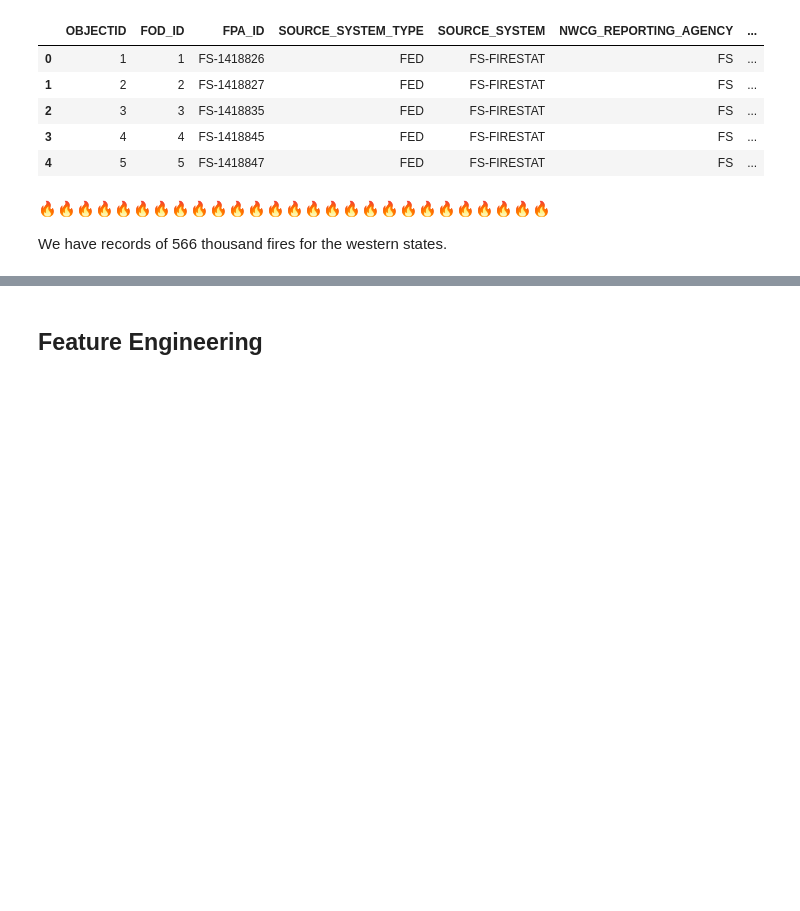
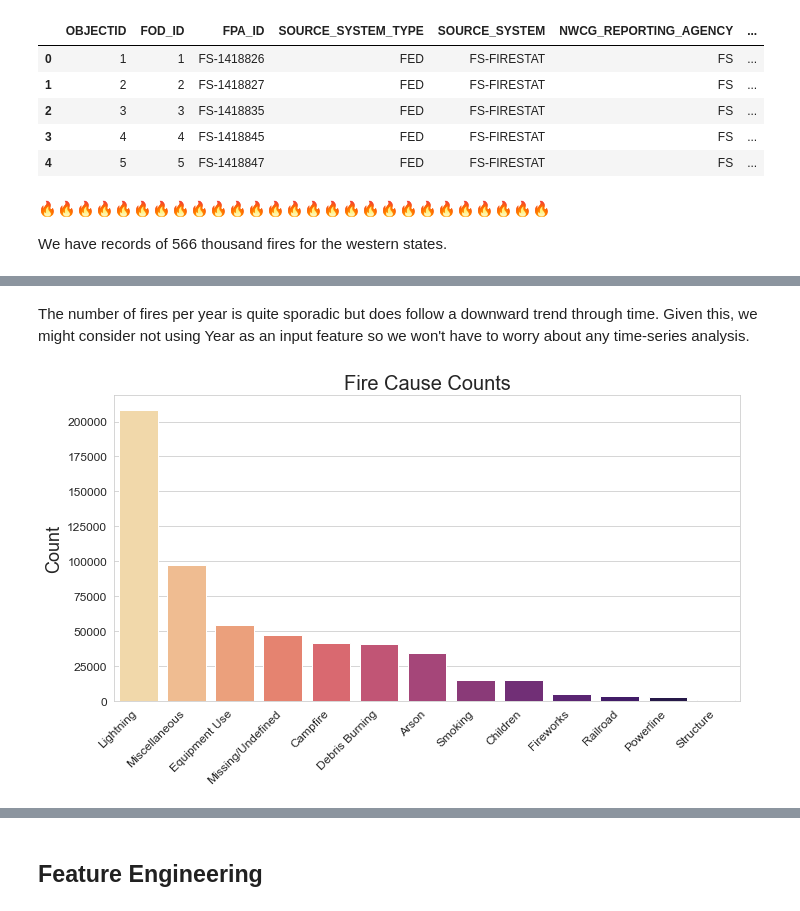
Before and after one commit to mkfrancsis/forest_fire_cause_prediction, a Jupyter notebook: ForestFires_Final.ipynb, the cells around one changed output, grey strips where cells are left out. Drawn from its saved outputs; the diff is of its cells as text; code cells hidden in the pictures; blank space fills up the shorter version.

```diff
--- a/ForestFires_Final.ipynb
+++ b/ForestFires_Final.ipynb
@@ -68,0 +143,19 @@ We have records of 566 thousand fires for the western states.
+# %% [markdown]
+The number of fires per year is quite sporadic but does follow a downward trend through time.  Given this, we might consider not using Year as an input feature so we won't have to worry about any time-series analysis.
+# %%
+# Bar plot for class imbalance
+
+cause_counts_full = pd.DataFrame(df['STAT_CAUSE_DESCR'].value_counts().reset_index(drop=False))
+
+plt.figure(figsize=(10,6))
+sns.barplot(x='index', y='STAT_CAUSE_DESCR', data=cause_counts_full, palette='magma_r')
+plt.title('Fire Cause Counts', size=20)
+plt.xlabel('')
+plt.xticks(rotation=45, size=12, horizontalalignment='right')
+plt.ylabel('Count', size=18)
+plt.yticks(size=12)
+plt.tight_layout()
+# plt.savefig./Figures/FireCausesCounts.pngpng', dpi=300)
+plt.show()
+# %% [output]
+[figure, added]
```
Also changed, not shown: parts of 89 cells of this notebook.
